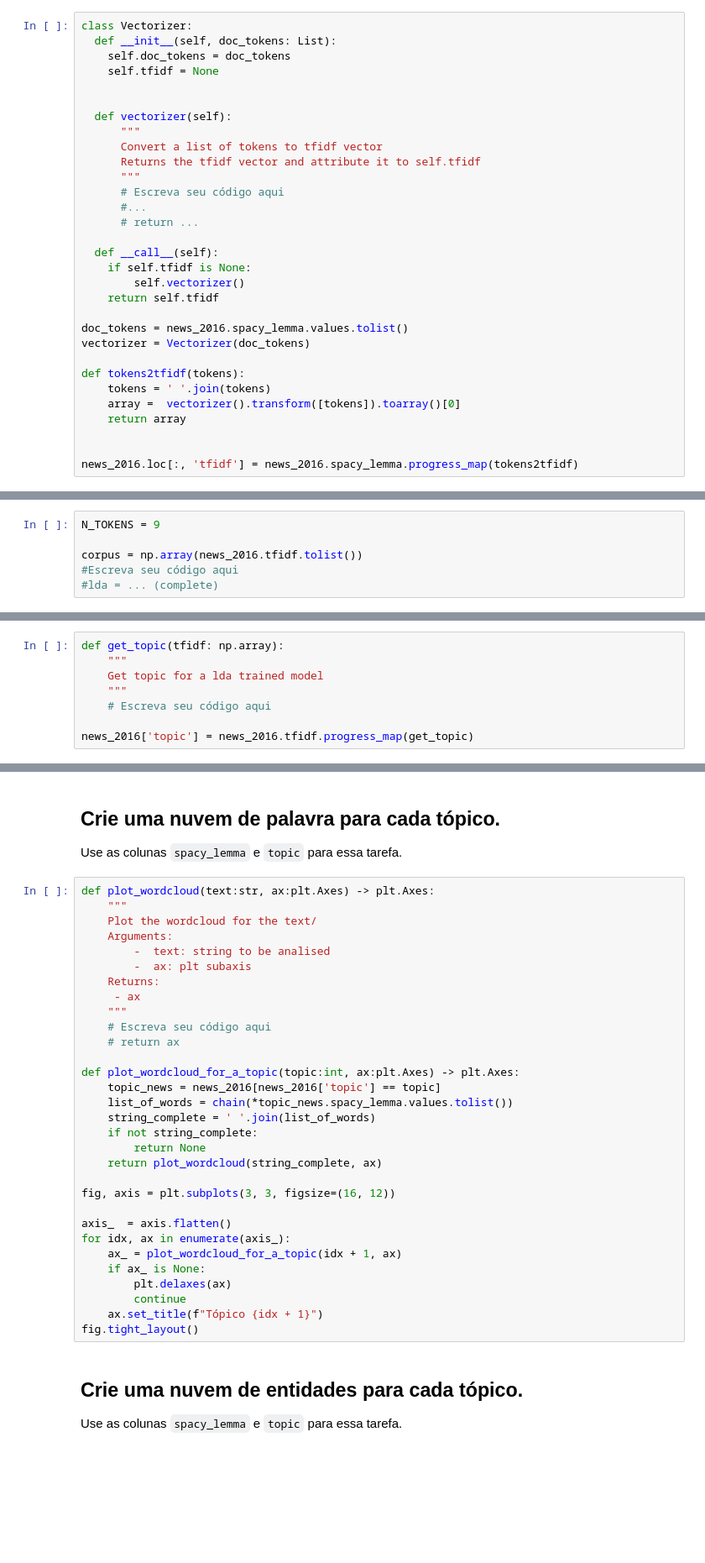
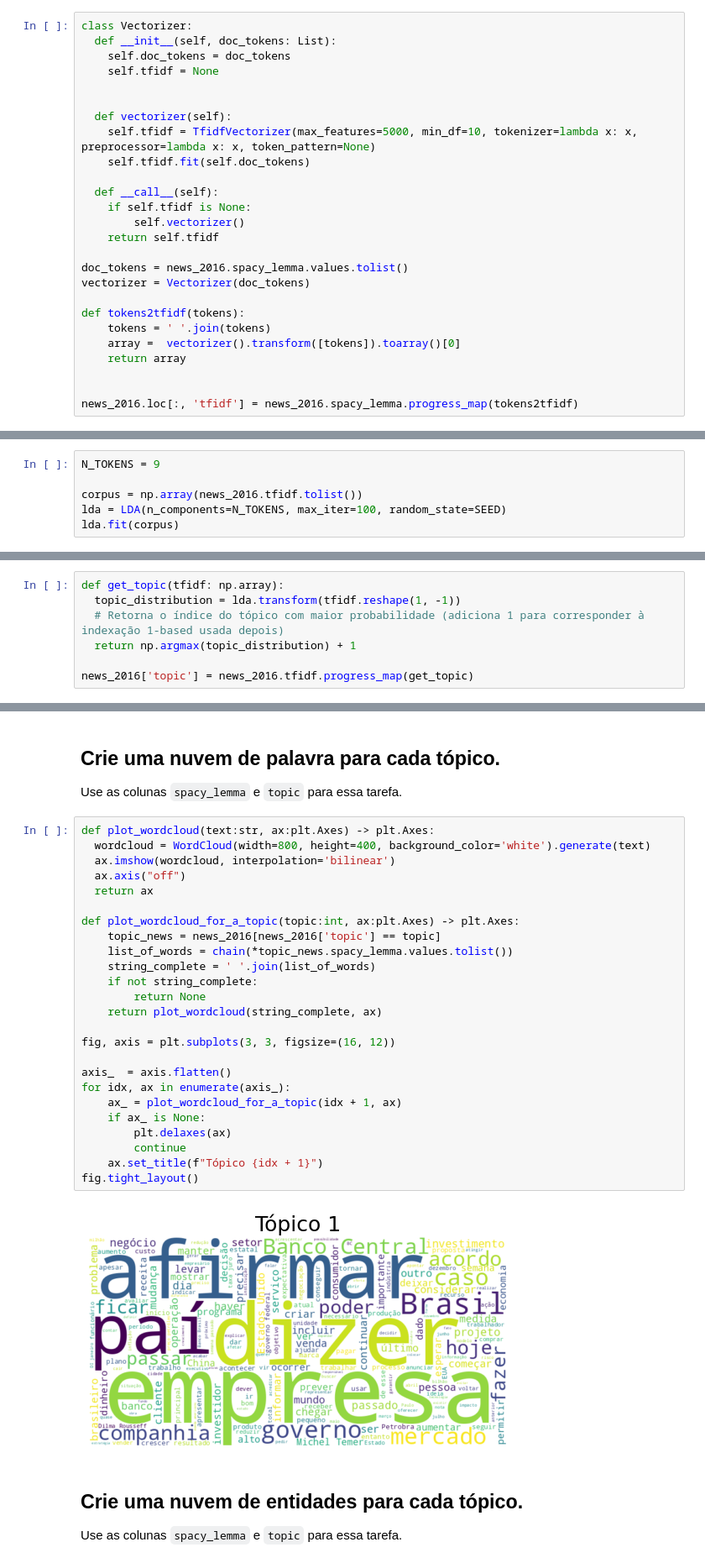
Before and after one commit to herbertins/nlp-project, a Jupyter notebook: projeto_nlp.ipynb, the cells around one changed output, grey strips where cells are left out. Shown at 84% size. Drawn from its saved outputs; the diff is of its cells as text; blank space fills up the shorter version.

```diff
--- a/projeto_nlp.ipynb
+++ b/projeto_nlp.ipynb
@@ -185,13 +222,8 @@ class Vectorizer:
 
 
   def vectorizer(self):
-      """
-      Convert a list of tokens to tfidf vector
-      Returns the tfidf vector and attribute it to self.tfidf
-      """
-      # Escreva seu código aqui
-      #...
-      # return ...
+    self.tfidf = TfidfVectorizer(max_features=5000, min_df=10, tokenizer=lambda x: x, preprocessor=lambda x: x, token_pattern=None)
+    self.tfidf.fit(self.doc_tokens)
 
   def __call__(self):
     if self.tfidf is None:
@@ -216,5 +248,5 @@ Realize a extração de 9 tópicos usando a implementação do sklearn do algori
 N_TOKENS = 9
 
 corpus = np.array(news_2016.tfidf.tolist())
-#Escreva seu código aqui
-#lda = ... (complete)
+lda = LDA(n_components=N_TOKENS, max_iter=100, random_state=SEED)
+lda.fit(corpus)
@@ -222,14 +256,13 @@ corpus = np.array(news_2016.tfidf.tolist())
 ### Atribua a cada text, um (e apenas um) tópic.
 
 Crie uma coluna `topic` onde o valor é exatamente o tópico que melhor caracteriza o documento de acordo com o algoritmo de LDA.
-# %%
-def get_topic(tfidf: np.array):
-    """
-    Get topic for a lda trained model
-    """
-    # Escreva seu código aqui
-
-news_2016['topic'] = news_2016.tfidf.progress_map(get_topic)
+# %%
+def get_topic(tfidf: np.array):
+  topic_distribution = lda.transform(tfidf.reshape(1, -1))
+  # Retorna o índice do tópico com maior probabilidade (adiciona 1 para corresponder à indexação 1-based usada depois)
+  return np.argmax(topic_distribution) + 1
+
+news_2016['topic'] = news_2016.tfidf.progress_map(get_topic)
 # %% [markdown]
 ## Número de documentos vs tópicos
 
@@ -249,35 +284,31 @@ with sns.axes_style("ticks"):
 Use as colunas `spacy_lemma` e  `topic` para essa tarefa.
 # %%
 def plot_wordcloud(text:str, ax:plt.Axes) -> plt.Axes:
-    """
-    Plot the wordcloud for the text/
-    Arguments:
-        -  text: string to be analised
-        -  ax: plt subaxis
-    Returns:
-     - ax
-    """
-    # Escreva seu código aqui
-    # return ax
+  wordcloud = WordCloud(width=800, height=400, background_color='white').generate(text)
+  ax.imshow(wordcloud, interpolation='bilinear')
+  ax.axis("off")
+  return ax
 
 def plot_wordcloud_for_a_topic(topic:int, ax:plt.Axes) -> plt.Axes:
     topic_news = news_2016[news_2016['topic'] == topic]
     list_of_words = chain(*topic_news.spacy_lemma.values.tolist())
     string_complete = ' '.join(list_of_words)
     if not string_complete:
         return None
     return plot_wordcloud(string_complete, ax)
 
 fig, axis = plt.subplots(3, 3, figsize=(16, 12))
 
 axis_  = axis.flatten()
 for idx, ax in enumerate(axis_):
     ax_ = plot_wordcloud_for_a_topic(idx + 1, ax)
     if ax_ is None:
         plt.delaxes(ax)
         continue
     ax.set_title(f"Tópico {idx + 1}")
 fig.tight_layout()
+# %% [output]
+[figure, added]
 # %% [markdown]
 ## Crie uma nuvem de entidades para cada tópico.
 
```
Also changed, not shown: parts of 9 cells of this notebook.
